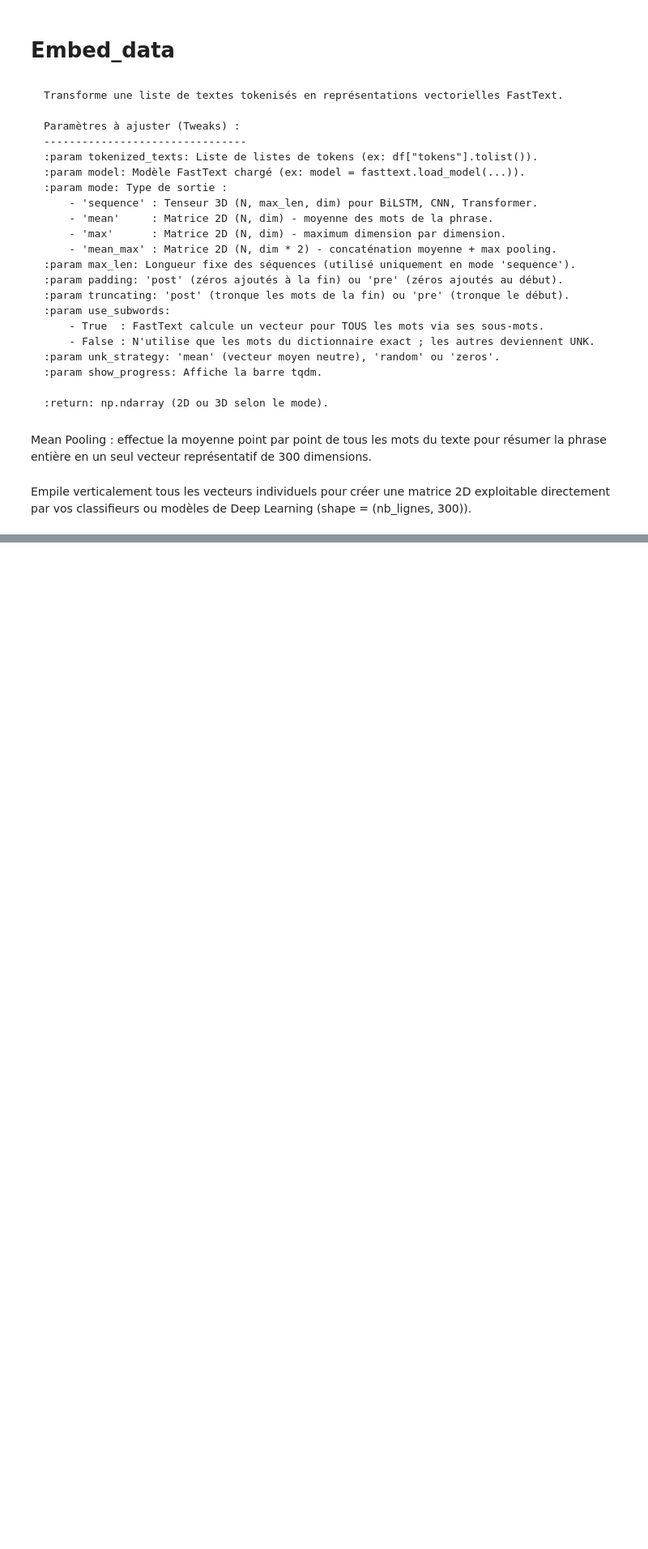
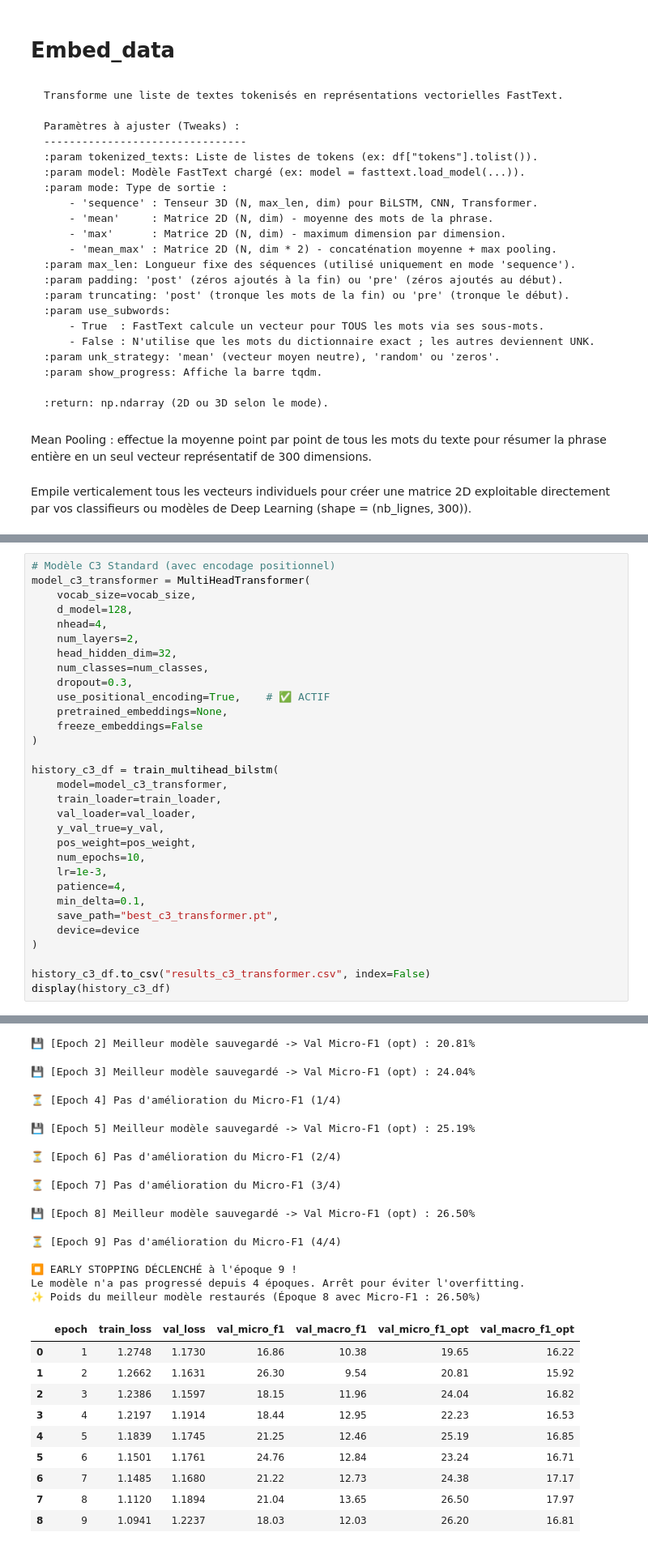
Before and after one commit to ghouf/Decetction-Persuation, a Jupyter notebook: src/decetction_persuation/Notebooks/Task1BEmbedding.ipynb, the cells around one changed output, grey strips where cells are left out. Shown at 81% size. Saved outputs shown, nothing was run; the diff lists cells and outputs as text; blank space fills up the shorter version.

```diff
--- a/src/decetction_persuation/Notebooks/Task1BEmbedding.ipynb
+++ b/src/decetction_persuation/Notebooks/Task1BEmbedding.ipynb
@@ -264,0 +1302,32 @@ def embed_data(
+# %%
+# Modèle C3 Standard (avec encodage positionnel)
+model_c3_transformer = MultiHeadTransformer(
+    vocab_size=vocab_size,
+    d_model=128,
+    nhead=4,
+    num_layers=2,
+    head_hidden_dim=32,
+    num_classes=num_classes,
+    dropout=0.3,
+    use_positional_encoding=True,    # ✅ ACTIF
+    pretrained_embeddings=None,
+    freeze_embeddings=False
+)
+
+history_c3_df = train_multihead_bilstm(
+    model=model_c3_transformer,
+    train_loader=train_loader,
+    val_loader=val_loader,
+    y_val_true=y_val,
+    pos_weight=pos_weight,
+    num_epochs=10,
+    lr=1e-3,
+    patience=4,
+    min_delta=0.1,
+    save_path="best_c3_transformer.pt",
+    device=device
+)
+
+history_c3_df.to_csv("results_c3_transformer.csv", index=False)
+display(history_c3_df)
+# %% [output]
@@ -264,0 +1336,22 @@ def embed_data(
+💾 [Epoch 2] Meilleur modèle sauvegardé -> Val Micro-F1 (opt) : 20.81%
+💾 [Epoch 3] Meilleur modèle sauvegardé -> Val Micro-F1 (opt) : 24.04%
+⏳ [Epoch 4] Pas d'amélioration du Micro-F1 (1/4)
+💾 [Epoch 5] Meilleur modèle sauvegardé -> Val Micro-F1 (opt) : 25.19%
+⏳ [Epoch 6] Pas d'amélioration du Micro-F1 (2/4)
+⏳ [Epoch 7] Pas d'amélioration du Micro-F1 (3/4)
+💾 [Epoch 8] Meilleur modèle sauvegardé -> Val Micro-F1 (opt) : 26.50%
+⏳ [Epoch 9] Pas d'amélioration du Micro-F1 (4/4)
+
+⏹️ EARLY STOPPING DÉCLENCHÉ à l'époque 9 !
+Le modèle n'a pas progressé depuis 4 époques. Arrêt pour éviter l'overfitting.
+✨ Poids du meilleur modèle restaurés (Époque 8 avec Micro-F1 : 26.50%)
+|  | epoch | train_loss | val_loss | val_micro_f1 | val_macro_f1 | val_micro_f1_opt | val_macro_f1_opt |
+| 0 | 1 | 1.2748 | 1.1730 | 16.86 | 10.38 | 19.65 | 16.22 |
+| 1 | 2 | 1.2662 | 1.1631 | 26.30 | 9.54 | 20.81 | 15.92 |
+| 2 | 3 | 1.2386 | 1.1597 | 18.15 | 11.96 | 24.04 | 16.82 |
+| 3 | 4 | 1.2197 | 1.1914 | 18.44 | 12.95 | 22.23 | 16.53 |
+| 4 | 5 | 1.1839 | 1.1745 | 21.25 | 12.46 | 25.19 | 16.85 |
+| 5 | 6 | 1.1501 | 1.1761 | 24.76 | 12.84 | 23.24 | 16.71 |
+| 6 | 7 | 1.1485 | 1.1680 | 21.22 | 12.73 | 24.38 | 17.17 |
+| 7 | 8 | 1.1120 | 1.1894 | 21.04 | 13.65 | 26.50 | 17.97 |
+| 8 | 9 | 1.0941 | 1.2237 | 18.03 | 12.03 | 26.20 | 16.81 |
```
Also changed, not shown: parts of 35 cells of this notebook, 25 other files.
